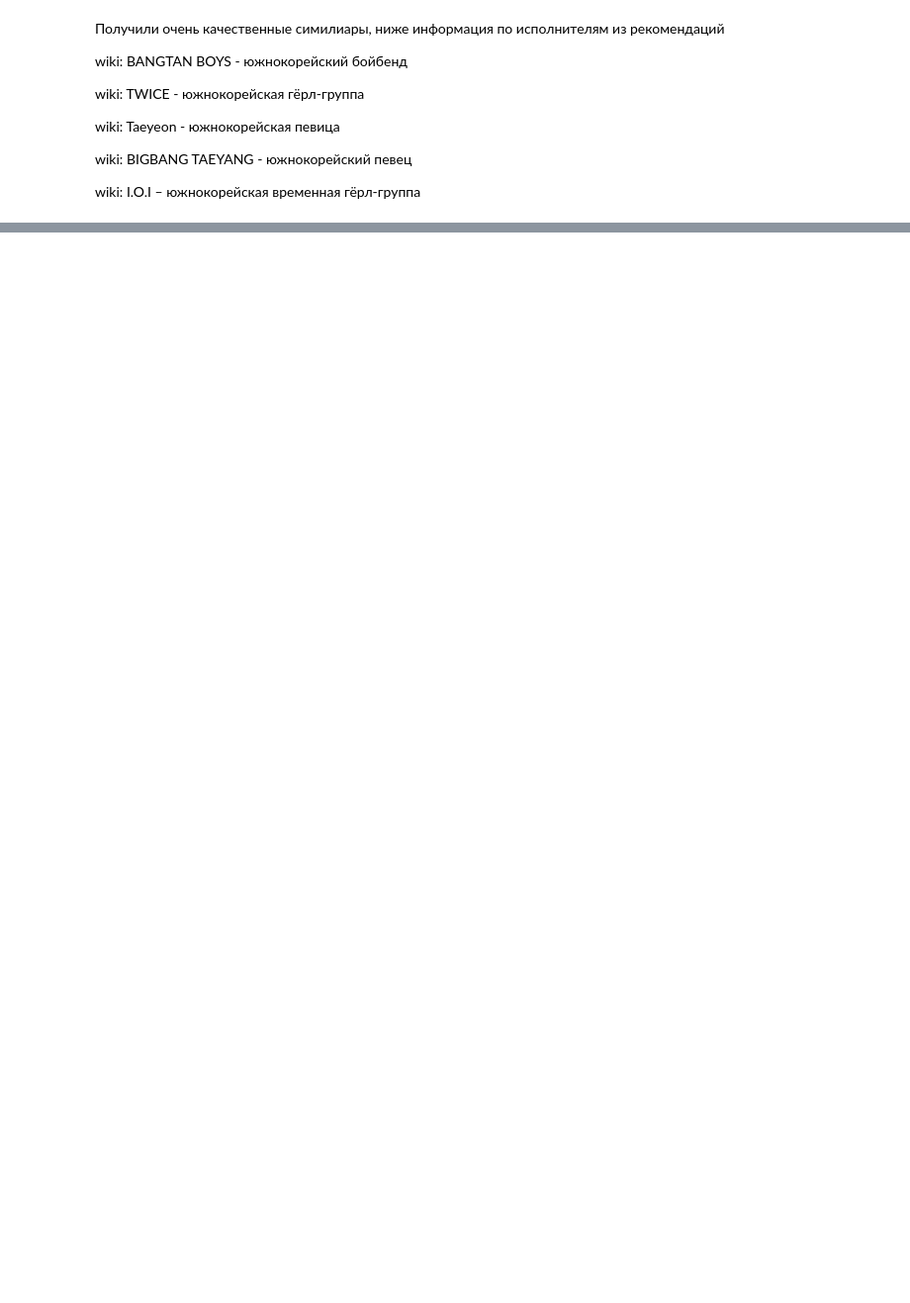
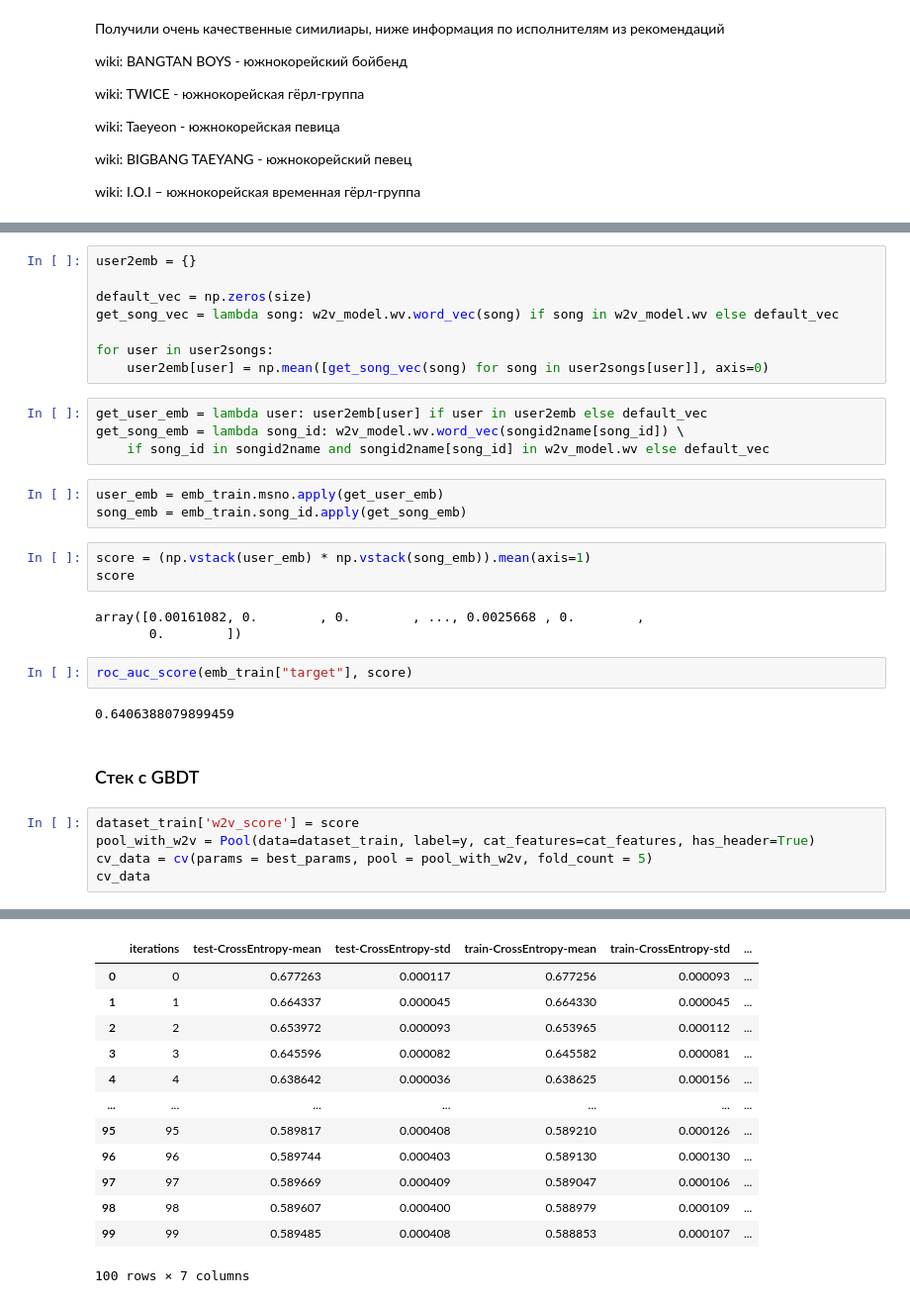
Before and after one commit to B1boid/RecSys, a Jupyter notebook: hw2/main.ipynb, the cells around one changed output, grey strips where cells are left out. Shown at 99% size. Cells and saved outputs as stored; diff of their text form; blank space fills up the shorter version.

```diff
--- a/hw2/main.ipynb
+++ b/hw2/main.ipynb
@@ -428,0 +437,33 @@ wiki: I.O.I – южнокорейская временная гёрл-груп
+# %%
+user2emb = {}
+
+default_vec = np.zeros(size)
+get_song_vec = lambda song: w2v_model.wv.word_vec(song) if song in w2v_model.wv else default_vec
+
+for user in user2songs:
+    user2emb[user] = np.mean([get_song_vec(song) for song in user2songs[user]], axis=0)
+# %%
+get_user_emb = lambda user: user2emb[user] if user in user2emb else default_vec
+get_song_emb = lambda song_id: w2v_model.wv.word_vec(songid2name[song_id]) \
+    if song_id in songid2name and songid2name[song_id] in w2v_model.wv else default_vec
+# %%
+user_emb = emb_train.msno.apply(get_user_emb)
+song_emb = emb_train.song_id.apply(get_song_emb)
+# %%
+score = (np.vstack(user_emb) * np.vstack(song_emb)).mean(axis=1)
+score
+# %% [output]
+array([0.00161082, 0.        , 0.        , ..., 0.0025668 , 0.        ,
+       0.        ])
+# %%
+roc_auc_score(emb_train["target"], score)
+# %% [output]
+0.6406388079899459
+# %% [markdown]
+### Стек с GBDT
+# %%
+dataset_train['w2v_score'] = score
+pool_with_w2v = Pool(data=dataset_train, label=y, cat_features=cat_features, has_header=True)
+cv_data = cv(params = best_params, pool = pool_with_w2v, fold_count = 5)
+cv_data
+# %% [output]
@@ -428,0 +487,13 @@ wiki: I.O.I – южнокорейская временная гёрл-груп
+|  | iterations | test-CrossEntropy-mean | test-CrossEntropy-std | train-CrossEntropy-mean | train-CrossEntropy-std | ... |
+| 0 | 0 | 0.677263 | 0.000117 | 0.677256 | 0.000093 | ... |
+| 1 | 1 | 0.664337 | 0.000045 | 0.664330 | 0.000045 | ... |
+| 2 | 2 | 0.653972 | 0.000093 | 0.653965 | 0.000112 | ... |
+| 3 | 3 | 0.645596 | 0.000082 | 0.645582 | 0.000081 | ... |
+| 4 | 4 | 0.638642 | 0.000036 | 0.638625 | 0.000156 | ... |
+| ... | ... | ... | ... | ... | ... | ... |
+| 95 | 95 | 0.589817 | 0.000408 | 0.589210 | 0.000126 | ... |
+| 96 | 96 | 0.589744 | 0.000403 | 0.589130 | 0.000130 | ... |
+| 97 | 97 | 0.589669 | 0.000409 | 0.589047 | 0.000106 | ... |
+| 98 | 98 | 0.589607 | 0.000400 | 0.588979 | 0.000109 | ... |
+| 99 | 99 | 0.589485 | 0.000408 | 0.588853 | 0.000107 | ... |
+100 rows × 7 columns
```
Also changed, not shown: parts of 14 cells of this notebook.
